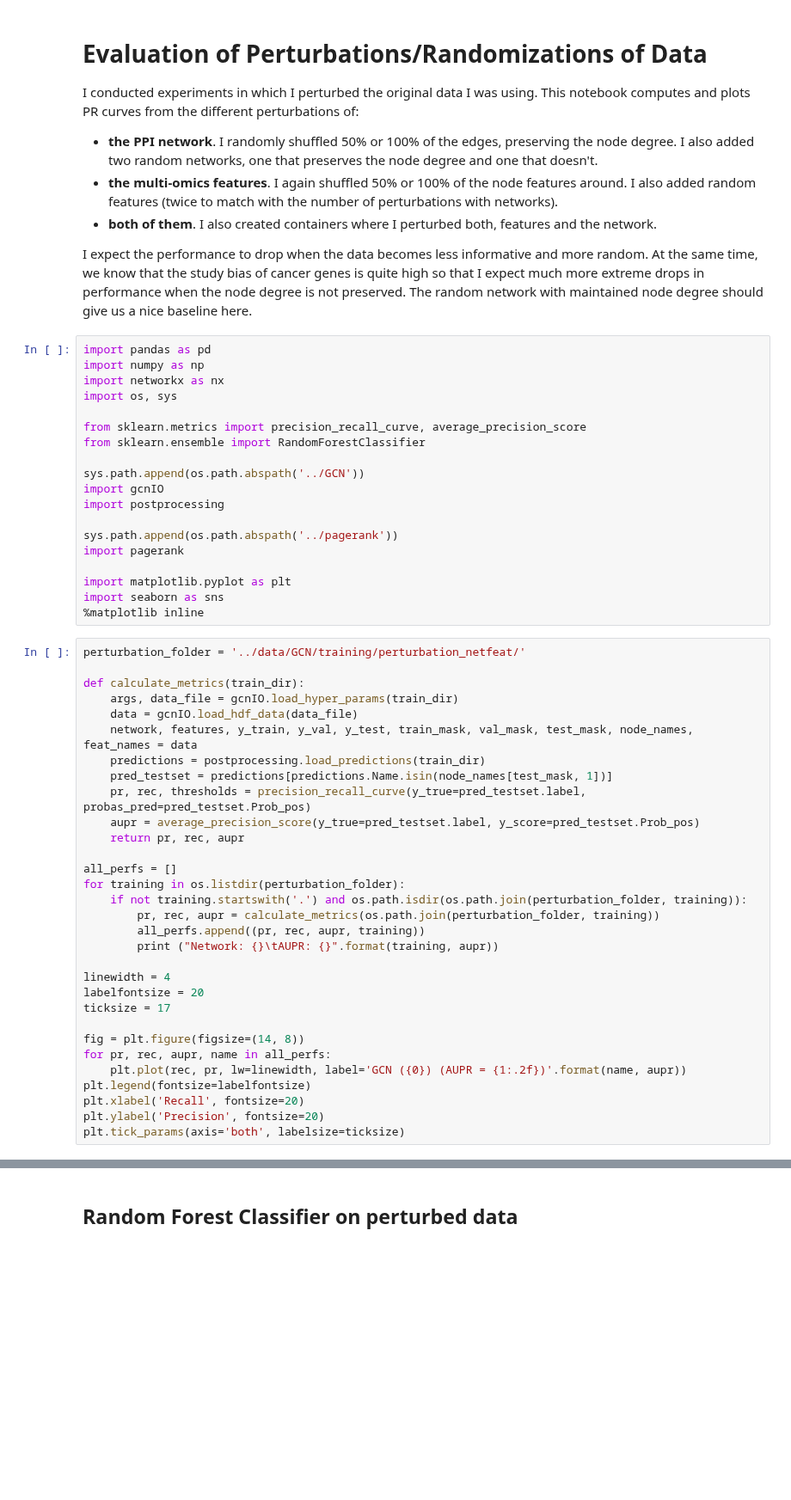
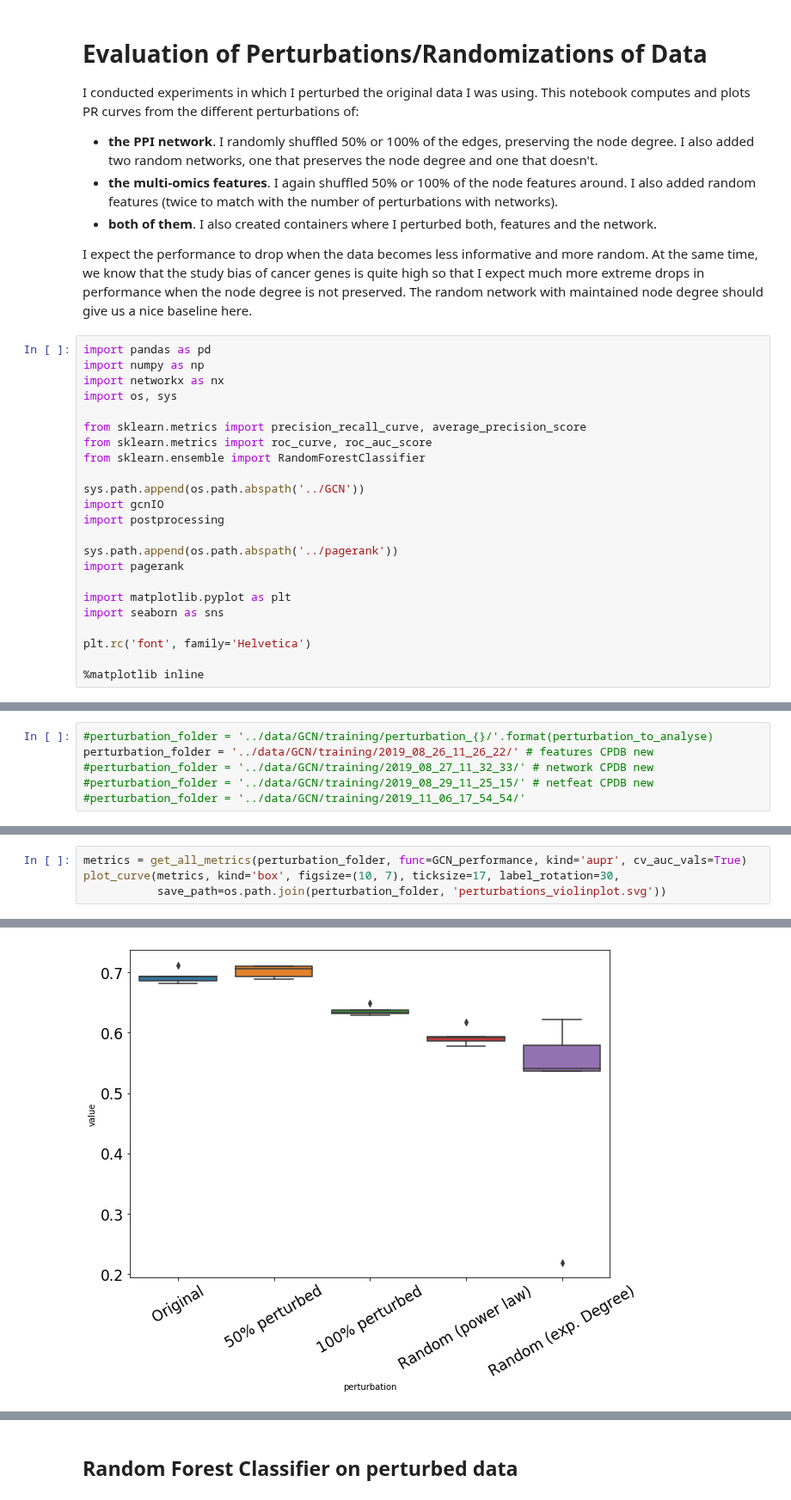
Before and after one commit to schulter/EMOGI, a Jupyter notebook: simulation/evaluate_perturbations.ipynb, the cells around one changed output, grey strips where cells are left out. Shown at 86% size. Cells and saved outputs as stored; diff of their text form; blank space fills up the shorter version.

Commit message:
Evaluation of feature/network perturbations improved.

```diff
--- a/simulation/evaluate_perturbations.ipynb
+++ b/simulation/evaluate_perturbations.ipynb
@@ -13,6 +13,7 @@ import networkx as nx
 import os, sys
 
 from sklearn.metrics import precision_recall_curve, average_precision_score
+from sklearn.metrics import roc_curve, roc_auc_score
 from sklearn.ensemble import RandomForestClassifier
 
 sys.path.append(os.path.abspath('../GCN'))
@@ -24,35 +25,7 @@ import pagerank
 
 import matplotlib.pyplot as plt
 import seaborn as sns
+
+plt.rc('font', family='Helvetica')
+
 %matplotlib inline
-# %%
-perturbation_folder = '../data/GCN/training/perturbation_netfeat/'
-
-def calculate_metrics(train_dir):
-    args, data_file = gcnIO.load_hyper_params(train_dir)
-    data = gcnIO.load_hdf_data(data_file)
-    network, features, y_train, y_val, y_test, train_mask, val_mask, test_mask, node_names, feat_names = data
-    predictions = postprocessing.load_predictions(train_dir)
-    pred_testset = predictions[predictions.Name.isin(node_names[test_mask, 1])]
-    pr, rec, thresholds = precision_recall_curve(y_true=pred_testset.label, probas_pred=pred_testset.Prob_pos)
-    aupr = average_precision_score(y_true=pred_testset.label, y_score=pred_testset.Prob_pos)
-    return pr, rec, aupr
-
-all_perfs = []
-for training in os.listdir(perturbation_folder):
-    if not training.startswith('.') and os.path.isdir(os.path.join(perturbation_folder, training)):
-        pr, rec, aupr = calculate_metrics(os.path.join(perturbation_folder, training))
-        all_perfs.append((pr, rec, aupr, training))
-        print ("Network: {}\tAUPR: {}".format(training, aupr))
-
-linewidth = 4
-labelfontsize = 20
-ticksize = 17
-
-fig = plt.figure(figsize=(14, 8))
-for pr, rec, aupr, name in all_perfs:
-    plt.plot(rec, pr, lw=linewidth, label='GCN ({0}) (AUPR = {1:.2f})'.format(name, aupr))
-plt.legend(fontsize=labelfontsize)
-plt.xlabel('Recall', fontsize=20)
-plt.ylabel('Precision', fontsize=20)
-plt.tick_params(axis='both', labelsize=ticksize)
@@ -65,0 +43,6 @@ Network: Random_powerlaw_networkfeature_perturbation    AUPR: 0.7414227929082784
+# %%
+#perturbation_folder = '../data/GCN/training/perturbation_{}/'.format(perturbation_to_analyse)
+perturbation_folder = '../data/GCN/training/2019_08_26_11_26_22/' # features CPDB new
+#perturbation_folder = '../data/GCN/training/2019_08_27_11_32_33/' # network CPDB new
+#perturbation_folder = '../data/GCN/training/2019_08_29_11_25_15/' # netfeat CPDB new
+#perturbation_folder = '../data/GCN/training/2019_11_06_17_54_54/'
@@ -65,0 +190,5 @@ Network: Random_powerlaw_networkfeature_perturbation    AUPR: 0.7414227929082784
+# %%
+metrics = get_all_metrics(perturbation_folder, func=GCN_performance, kind='aupr', cv_auc_vals=True)
+plot_curve(metrics, kind='box', figsize=(10, 7), ticksize=17, label_rotation=30,
+           save_path=os.path.join(perturbation_folder, 'perturbations_violinplot.svg'))
+# %% [output]
@@ -65,0 +205 @@ Network: Random_powerlaw_networkfeature_perturbation    AUPR: 0.7414227929082784
+[figure, added]
```
Also changed, not shown: parts of 38 cells of this notebook.
